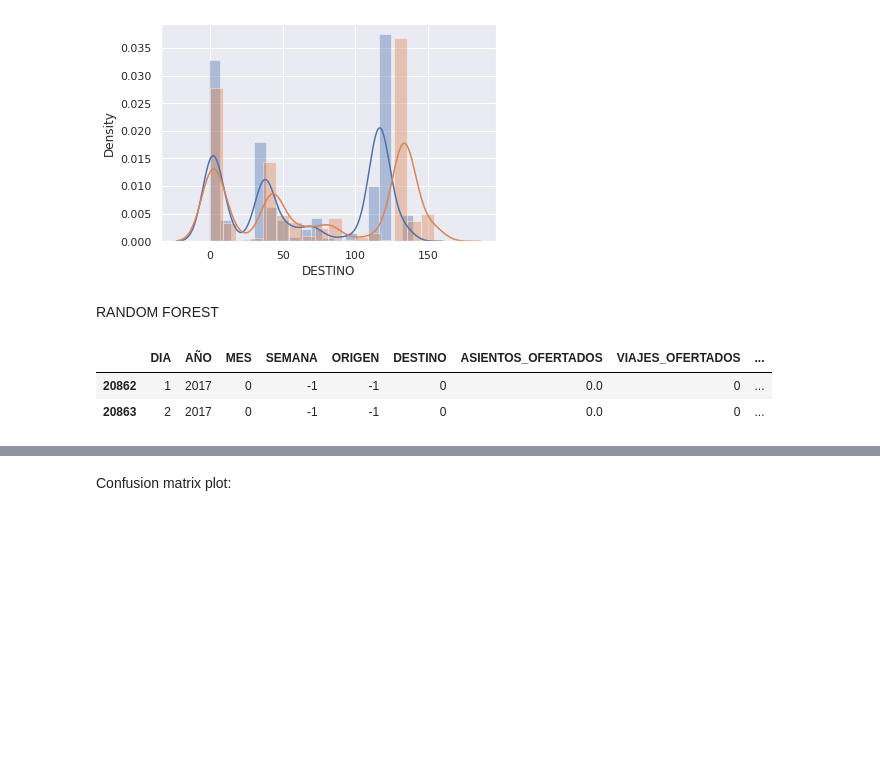
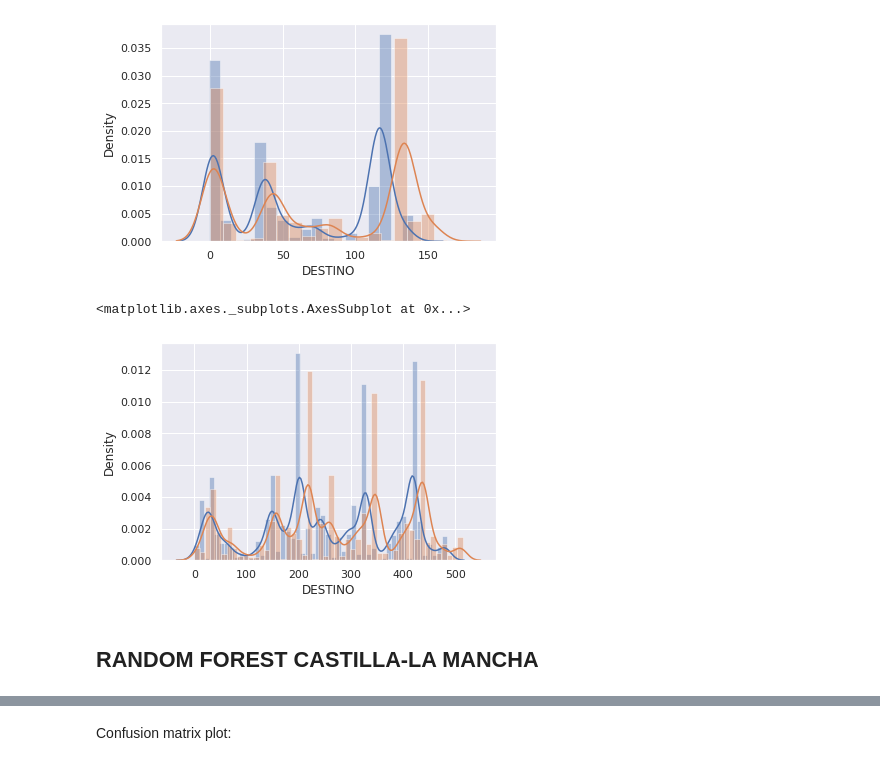
Before and after one commit to JoseAlbertoSeco/BlablacarCarpooling_DataMining, a Jupyter notebook: notebooks/Clasificacion_Binaria.ipynb, the cells around one changed output, grey strips where cells are left out. Drawn from its saved outputs; the diff is of its cells as text; code cells hidden in the pictures; blank space fills up the shorter version.

```diff
--- a/notebooks/Clasificacion_Binaria.ipynb
+++ b/notebooks/Clasificacion_Binaria.ipynb
@@ -336,14 +379,14 @@ sb.distplot(finalCLM['DESTINO'])
 # %% [output]
 <matplotlib.axes._subplots.AxesSubplot at 0x...>
 [figure]
-# %% [markdown]
-RANDOM FOREST
-# %%
-finalCLM.head(2)
-# %% [output]
-|  | DIA | AÑO | MES | SEMANA | ORIGEN | DESTINO | ASIENTOS_OFERTADOS | VIAJES_OFERTADOS | ... |
-| 20862 | 1 | 2017 | 0 | -1 | -1 | 0 | 0.0 | 0 | ... |
-| 20863 | 2 | 2017 | 0 | -1 | -1 | 0 | 0.0 | 0 | ... |
+# %%
+sb.distplot(finalAndalucia['ORIGEN'])
+sb.distplot(finalAndalucia['DESTINO'])
+# %% [output]
+<matplotlib.axes._subplots.AxesSubplot at 0x...>
+[figure, added]
+# %% [markdown]
+## RANDOM FOREST CASTILLA-LA MANCHA
 # %%
 features_selected = ['DIA','AÑO','MES','SEMANA' ,'ORIGEN','DESTINO','INTERPROVINCIAL']
 # %%
```
Also changed, not shown: parts of 46 cells of this notebook.
